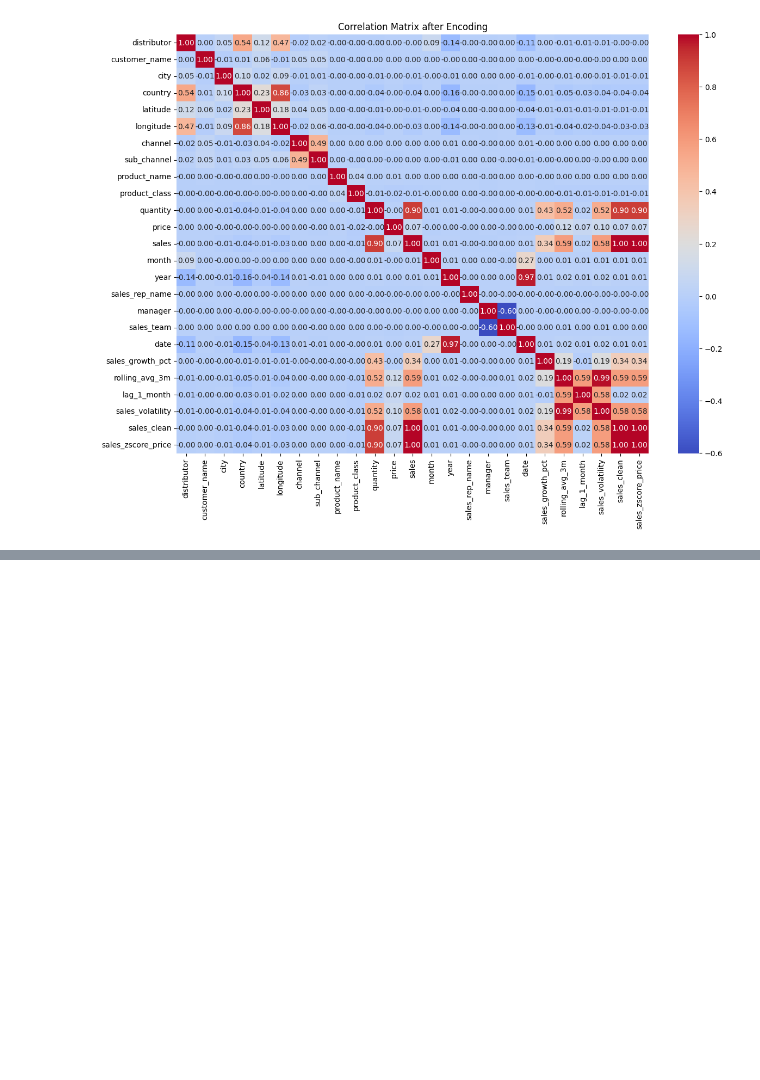
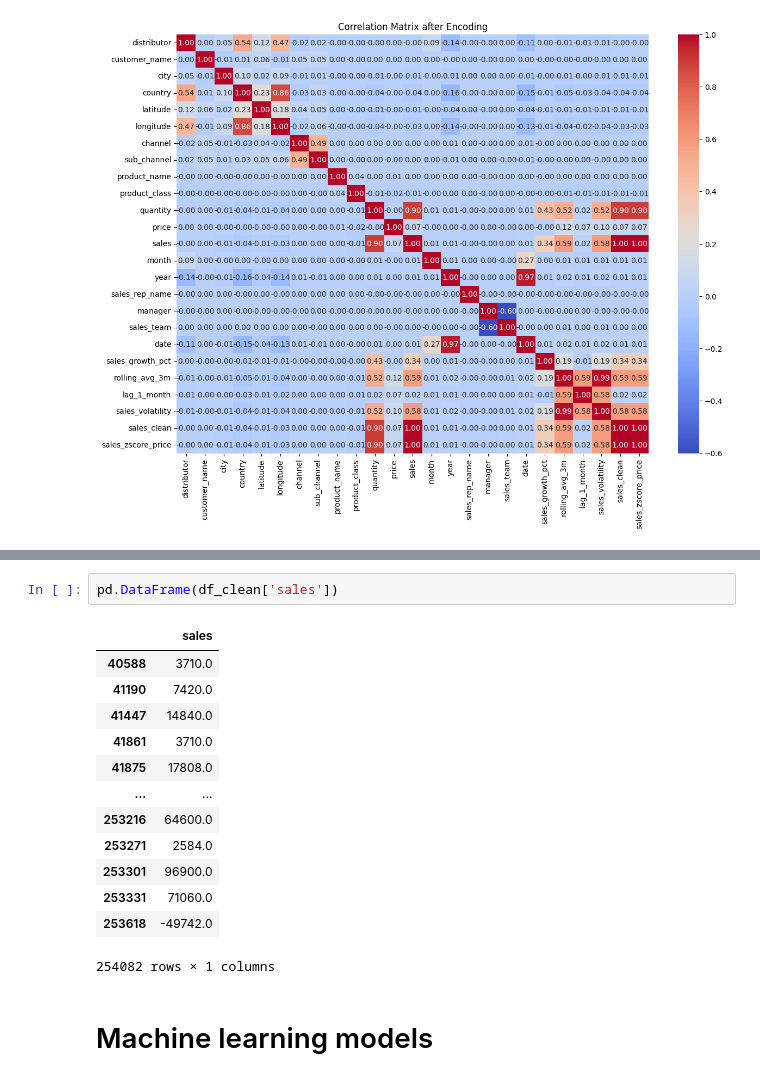
Before and after one commit to Mipjeiger/pharmacy-ml-engineer-end-to-end-enterprise-project, a Jupyter notebook: notebook/eda.ipynb, the cells around one changed output, grey strips where cells are left out. Saved outputs shown, nothing was run; the diff lists cells and outputs as text; blank space fills up the shorter version.

```diff
--- a/notebook/eda.ipynb
+++ b/notebook/eda.ipynb
@@ -227,0 +248,18 @@ plt.show()
+# %%
+pd.DataFrame(df_clean['sales'])
+# %% [output]
+|  | sales |
+| 40588 | 3710.0 |
+| 41190 | 7420.0 |
+| 41447 | 14840.0 |
+| 41861 | 3710.0 |
+| 41875 | 17808.0 |
+| ... | ... |
+| 253216 | 64600.0 |
+| 253271 | 2584.0 |
+| 253301 | 96900.0 |
+| 253331 | 71060.0 |
+| 253618 | -49742.0 |
+254082 rows × 1 columns
+# %% [markdown]
+# Machine learning models
```
Also changed, not shown: parts of 12 cells of this notebook, 7 other files.
